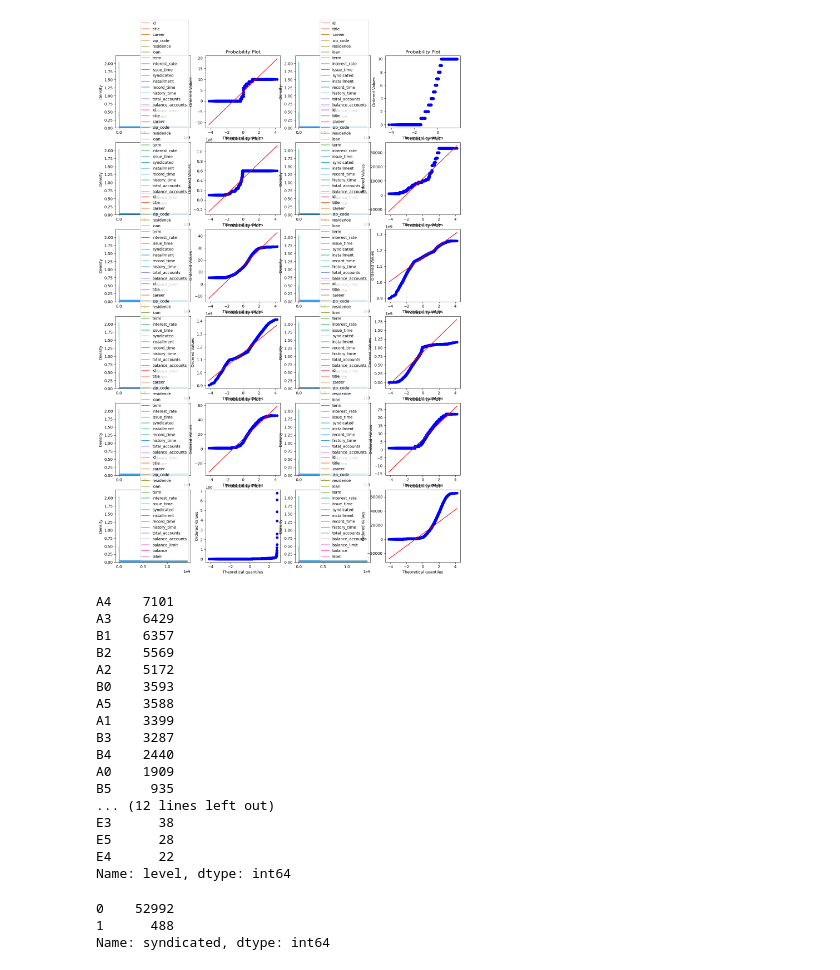
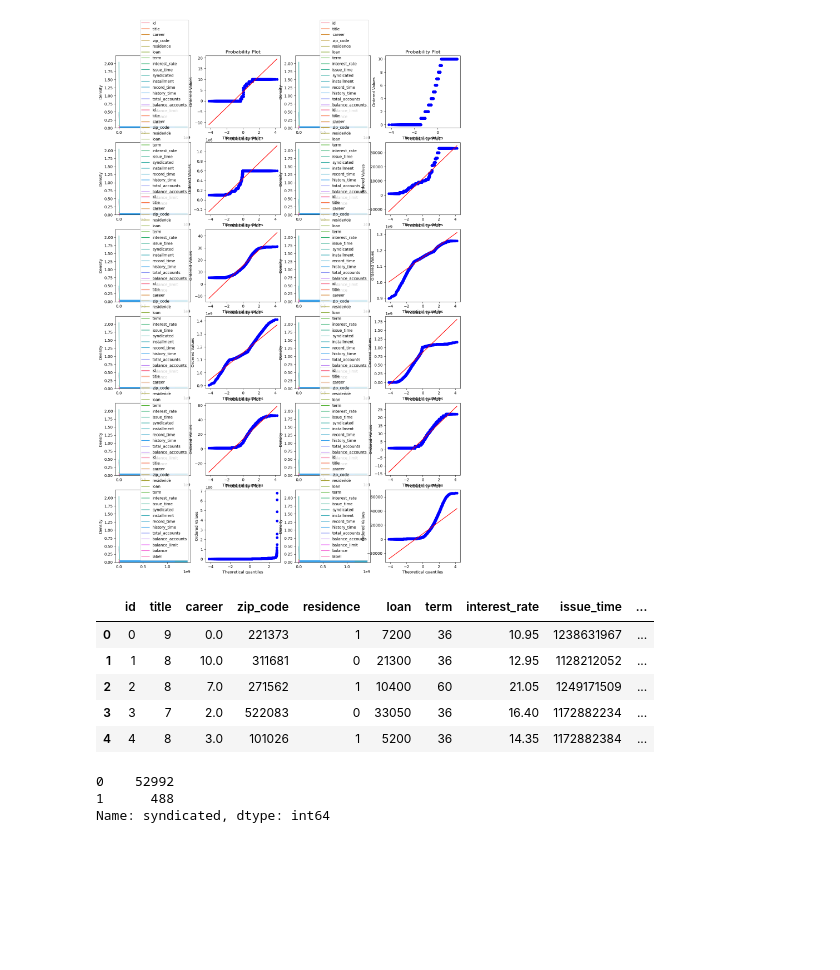
Before and after one commit to QuintessenceEther/LoanCom, a Jupyter notebook: comDataAnalysis.ipynb, the cells around one changed output. Drawn from its saved outputs; the diff is of its cells as text; code cells hidden in the pictures; blank space fills up the shorter version.

```diff
--- a/comDataAnalysis.ipynb
+++ b/comDataAnalysis.ipynb
@@ -243,25 +243,20 @@ plt.show()
 # %%
 # 通过观察数据类型共有5个object类型，因此进行特征转换
 # 1. grade贷款等级共7个等级,观察分布
-data_train['level'].value_counts()
+def level_to_num(level):
+    grade_map = {'A':0, 'B':1, 'C':2, 'D':3, 'E':4}
+    grade = level[0]              # A/B/C/D/E
+    sub = int(level[1])           # 0-5
+    return grade_map[grade] * 6 + sub
+data_train['level_num'] = data_train['level'].apply(level_to_num)
+data_train.head()
 # %% [output]
-A4    7101
-A3    6429
-B1    6357
-B2    5569
-A2    5172
-B0    3593
-A5    3588
-A1    3399
-B3    3287
-B4    2440
-A0    1909
-B5     935
-... (12 lines left out)
-E3      38
-E5      28
-E4      22
-Name: level, dtype: int64
+|  | id | title | career | zip_code | residence | loan | term | interest_rate | issue_time | ... |
+| 0 | 0 | 9 | 0.0 | 221373 | 1 | 7200 | 36 | 10.95 | 1238631967 | ... |
+| 1 | 1 | 8 | 10.0 | 311681 | 0 | 21300 | 36 | 12.95 | 1128212052 | ... |
+| 2 | 2 | 8 | 7.0 | 271562 | 1 | 10400 | 60 | 21.05 | 1249171509 | ... |
+| 3 | 3 | 7 | 2.0 | 522083 | 0 | 33050 | 36 | 16.40 | 1172882234 | ... |
+| 4 | 4 | 8 | 3.0 | 101026 | 1 | 5200 | 36 | 14.35 | 1172882384 | ... |
 # %%
 data_train['syndicated'].value_counts()
 # %% [output]
```
Also changed, not shown: 1 other file.
